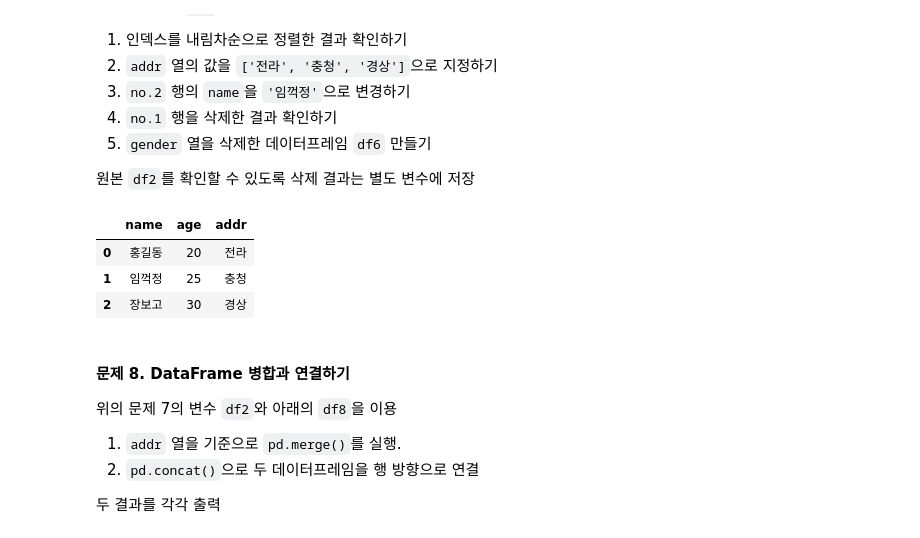
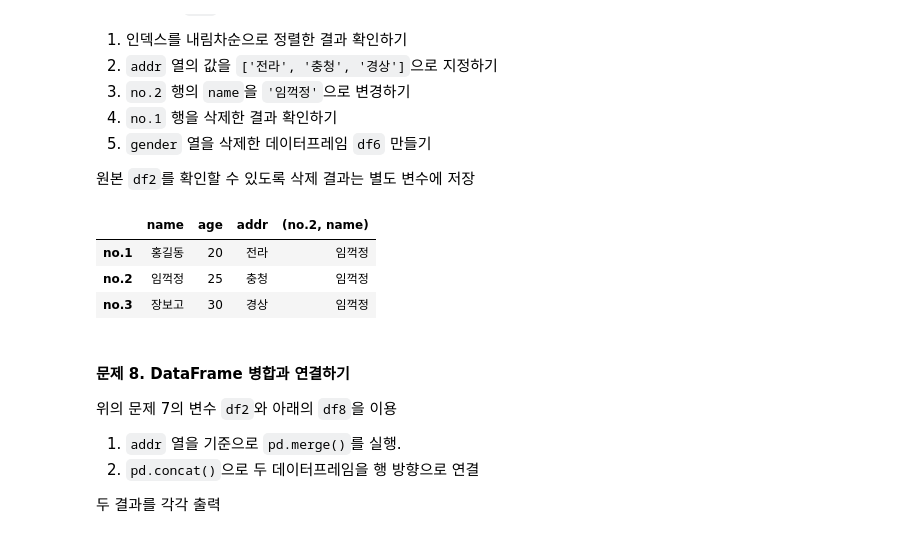
Before and after one commit to ghdwlswn97-source/python, a Jupyter notebook: 20.pandas/06.ex.ipynb, the cells around one changed output. Cells and saved outputs as stored; diff of their text form; code cells hidden in the pictures.

```diff
--- a/20.pandas/06.ex.ipynb
+++ b/20.pandas/06.ex.ipynb
@@ -156,17 +164,22 @@ Name: no.2, dtype: object
 원본 `df2`를 확인할 수 있도록 삭제 결과는 별도 변수에 저장
 # %%
 df2.sort_index(ascending=False)
+
 df2['addr']=['전라','충청','경상']
+
 df2['no.2','name'] = '임꺽정'
-df2.drop(['no.1'])
 df2
-df6 = df.drop(['gender'], axis=1)
+
+drop_no1 = df2.drop(['no.1'])
+drop_no1
+
+df6 = df2.drop(['gender'], axis=1)
 df6
 # %% [output]
-|  | name | age | addr |
-| 0 | 홍길동 | 20 | 전라 |
-| 1 | 임꺽정 | 25 | 충청 |
-| 2 | 장보고 | 30 | 경상 |
+|  | name | age | addr | (no.2, name) |
+| no.1 | 홍길동 | 20 | 전라 | 임꺽정 |
+| no.2 | 임꺽정 | 25 | 충청 | 임꺽정 |
+| no.3 | 장보고 | 30 | 경상 | 임꺽정 |
 # %% [markdown]
 #### 문제 8. DataFrame 병합과 연결하기
 
```
Also changed, not shown: parts of 3 cells of this notebook, 8 other files.
